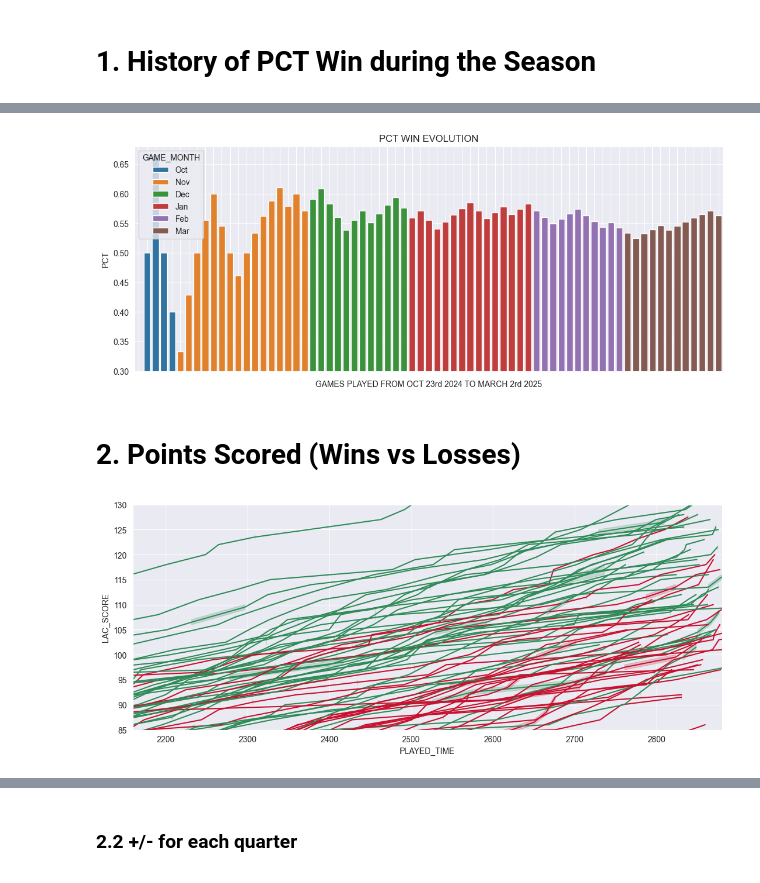
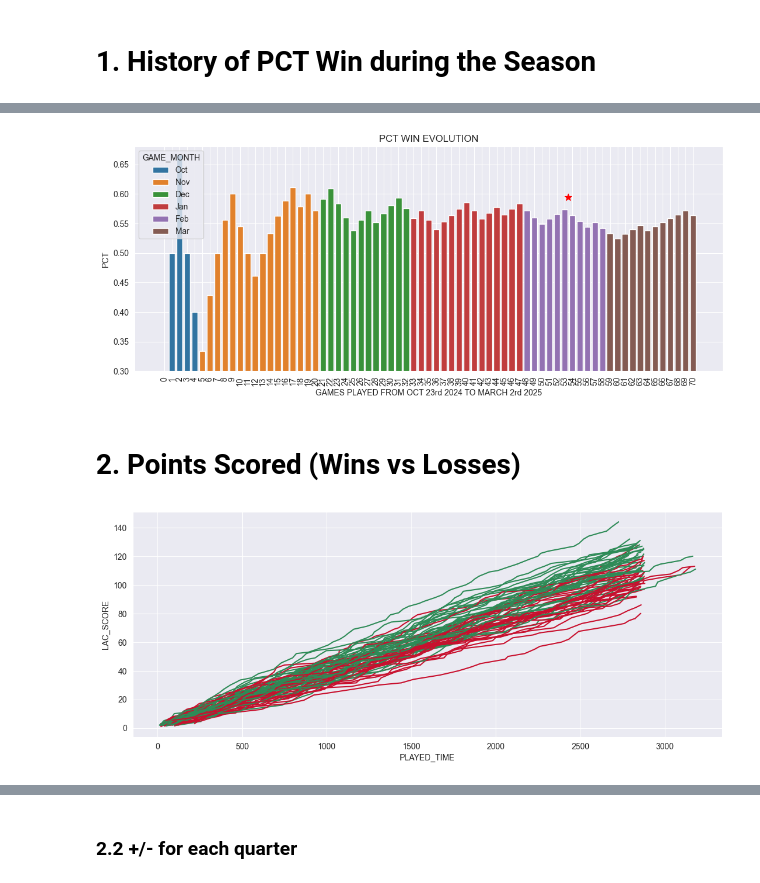
Before and after one commit to Denchikkkk/LAClippers_2025_Performance, a Jupyter notebook: analysis/ClippersPerformance.ipynb, the cells around one changed output, grey strips where cells are left out. Saved outputs shown, nothing was run; the diff lists cells and outputs as text; code cells hidden in the pictures.

```diff
--- a/analysis/ClippersPerformance.ipynb
+++ b/analysis/ClippersPerformance.ipynb
@@ -66,13 +82,17 @@ sns.barplot(x="GAME_DATE",y="PCT",hue="GAME_MONTH",data=gamesData, legend=True)
 
 
 plt.ylim(0.3,0.68)
-plt.gca().set_xticklabels([])
+plt.gca().set_xticklabels([i for i in range(len(gamesData))])
+plt.xticks(rotation=90)
 plt.title('PCT WIN EVOLUTION')
+
+# We mark All-Star break
+plt.scatter(53.5, gamesData[gamesData['GAME_DATE']=='2025-02-13']['PCT']  + 0.02, color='red', marker='*', s=75)
 plt.xlabel('GAMES PLAYED FROM OCT 23rd 2024 TO MARCH 2rd 2025')
 plt.grid(True)
 plt.show()
 # %% [output]
-[figure, old version]
+[figure, new version]
 # %% [markdown]
 # 2. Points Scored (Wins vs Losses)
 # %%
@@ -80,11 +100,9 @@ gamesData['GAME_COLOR'] = gamesData['WL'].map(color_mapping)
 # %%
 plt.figure(figsize=(13, 5))
 
 game_colors = dict(zip(gamesData['GAME_ID'], gamesData['GAME_COLOR']))
 
 sns.lineplot(playsData, x="PLAYED_TIME",y="LAC_SCORE",hue="GAME_ID", palette=game_colors,legend=False)
-plt.ylim(85,130)
-plt.xlim(2160,2880)
 plt.grid(True)
 # %% [output]
-[figure, old version]
+[figure, new version]
```
Also changed, not shown: parts of 5 cells of this notebook.
